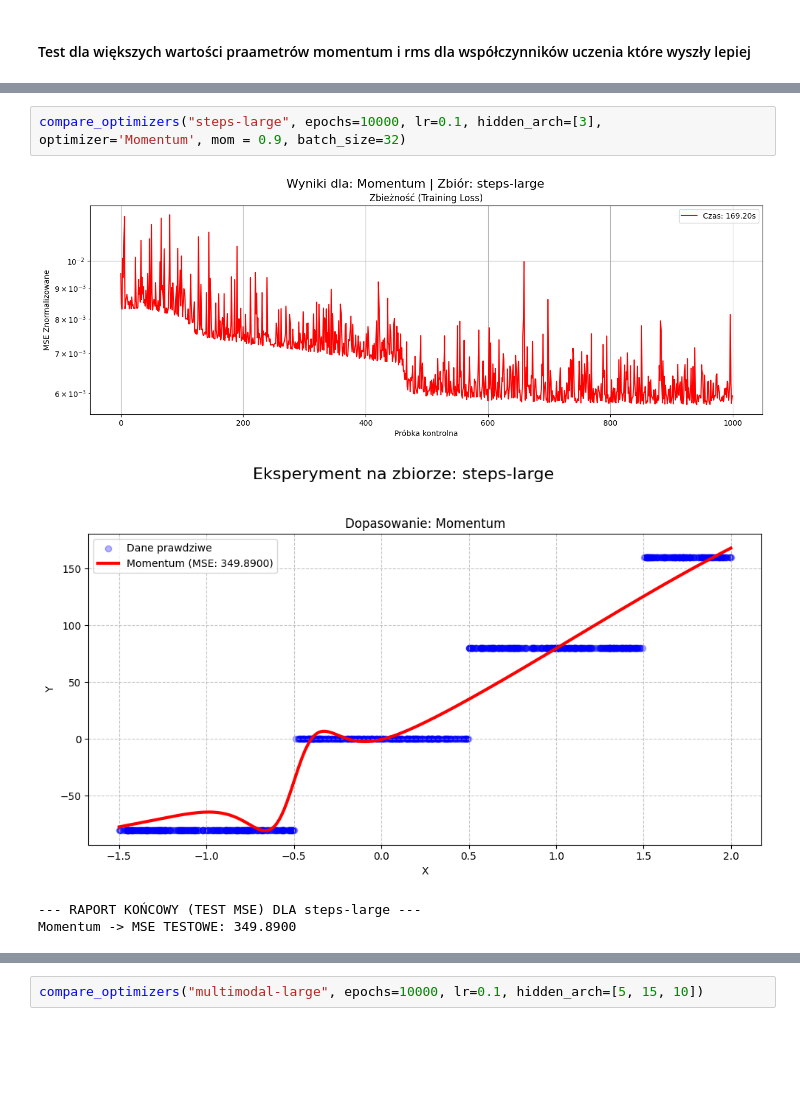
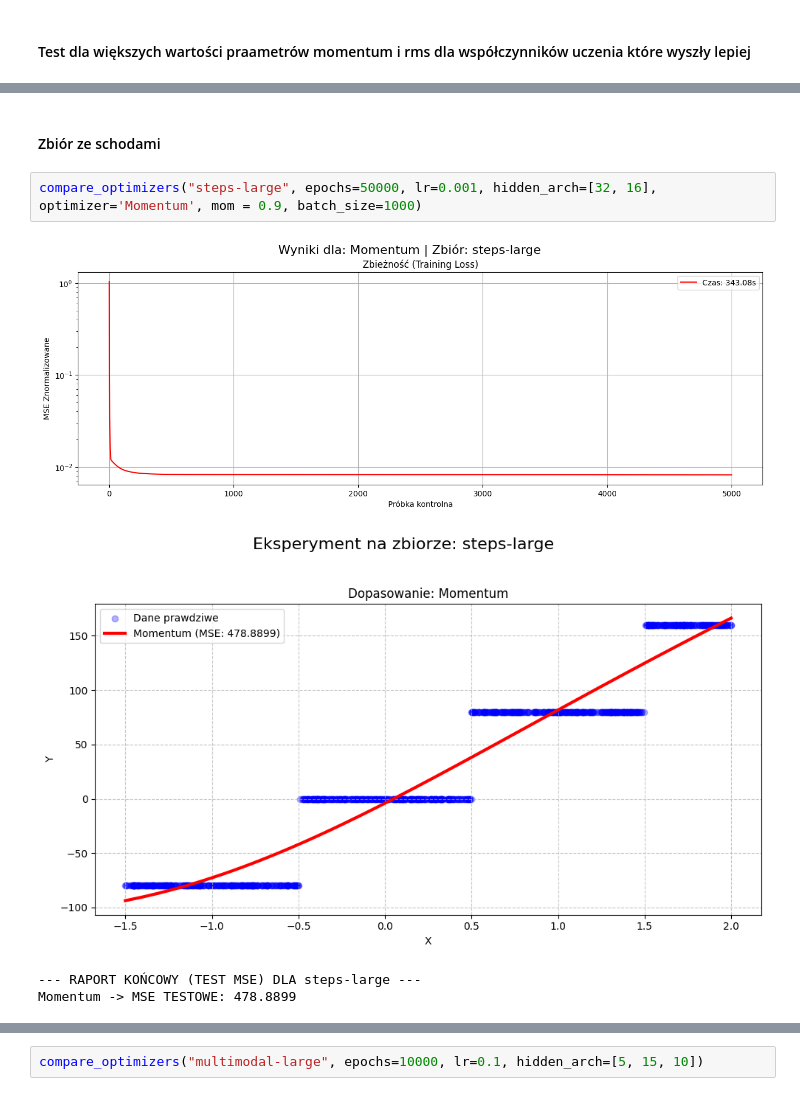
Before and after one commit to Wysocki-Piotr/Computational-intelligence, a Jupyter notebook: neural_net.ipynb, the cells around one changed output, grey strips where cells are left out. Saved outputs shown, nothing was run; the diff lists cells and outputs as text; blank space fills up the shorter version.

```diff
--- a/neural_net.ipynb
+++ b/neural_net.ipynb
@@ -1222,8 +1232,10 @@ compare_optimizers("square-large", epochs=50000, lr=0.001, hidden_arch=[32, 16],
+# %% [markdown]
+#### Zbiór ze schodami
 # %%
-compare_optimizers("steps-large", epochs=10000, lr=0.1, hidden_arch=[3], optimizer='Momentum', mom = 0.9, batch_size=32)
+compare_optimizers("steps-large", epochs=50000, lr=0.001, hidden_arch=[32, 16], optimizer='Momentum', mom = 0.9, batch_size=1000)
 # %% [output]
-[figure, old version]
+[figure, new version]
-[figure, old version]
+[figure, new version]
 --- RAPORT KOŃCOWY (TEST MSE) DLA steps-large ---
-Momentum -> MSE TESTOWE: 349.8900
+Momentum -> MSE TESTOWE: 478.8899
 # %%
```
Also changed, not shown: parts of 6 cells of this notebook.
